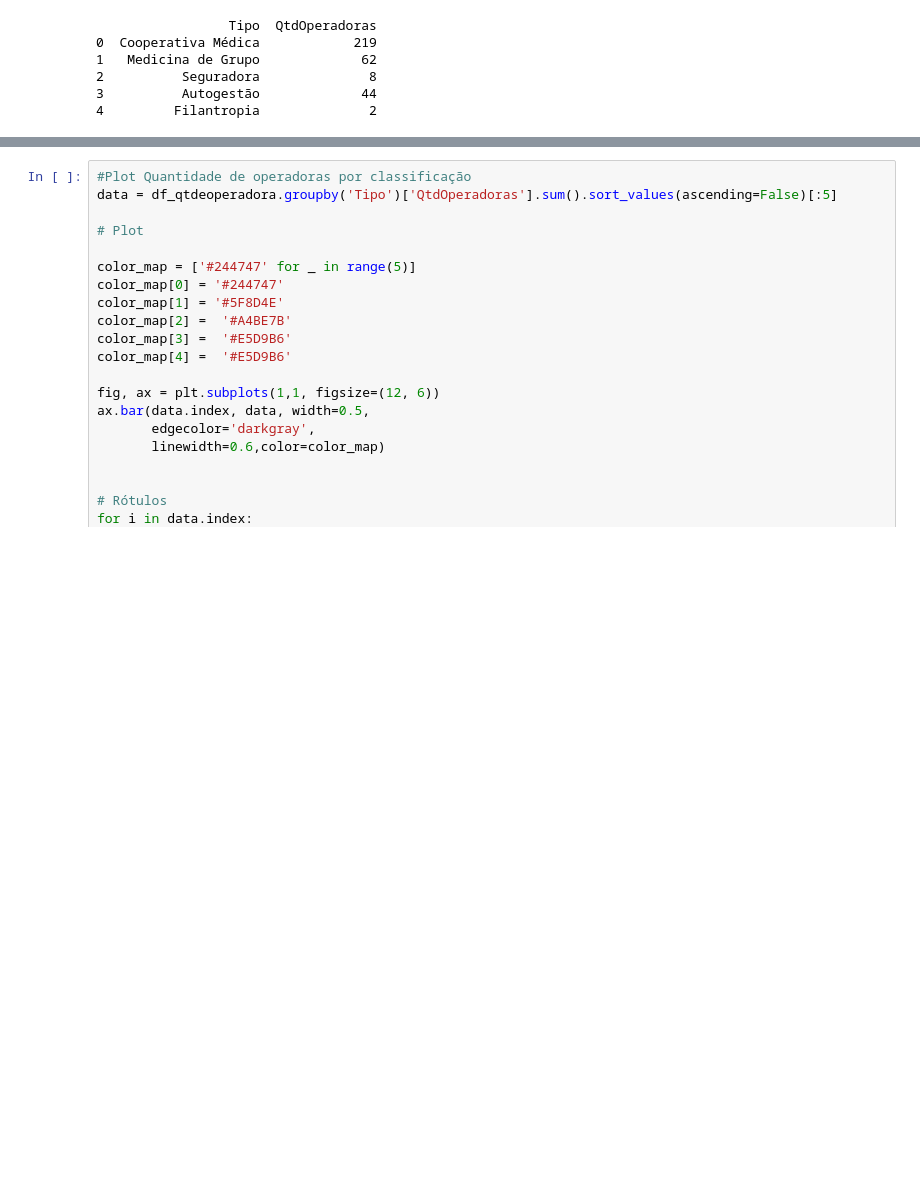
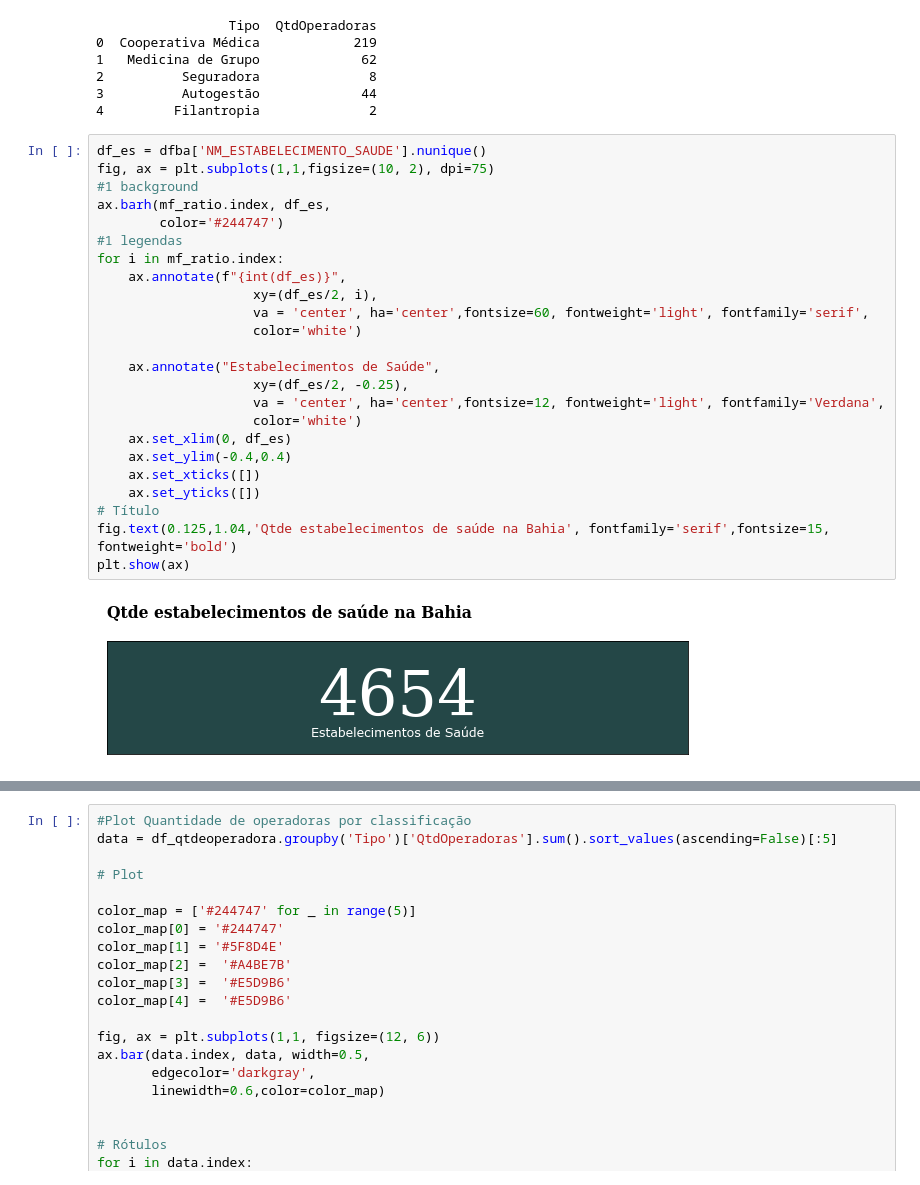
Before and after one commit to douglassodre/prestadoreseplanos, a Jupyter notebook: Prestadores e planos hospitalares.ipynb, the cells around one changed output, grey strips where cells are left out. Saved outputs shown, nothing was run; the diff lists cells and outputs as text; blank space fills up the shorter version.

Commit message:
Adicionado card de quantidade de estabelecimentos de saúde

```diff
--- a/Prestadores e planos hospitalares.ipynb
+++ b/Prestadores e planos hospitalares.ipynb
@@ -139,3 +138,29 @@ print(df_qtdeoperadora)
 2          Seguradora              8
 3          Autogestão             44
 4         Filantropia              2
+# %%
+df_es = dfba['NM_ESTABELECIMENTO_SAUDE'].nunique()
+fig, ax = plt.subplots(1,1,figsize=(10, 2), dpi=75)
+#1 background
+ax.barh(mf_ratio.index, df_es,
+        color='#244747')
+#1 legendas
+for i in mf_ratio.index:
+    ax.annotate(f"{int(df_es)}",
+                    xy=(df_es/2, i),
+                    va = 'center', ha='center',fontsize=60, fontweight='light', fontfamily='serif',
+                    color='white')
+
+    ax.annotate("Estabelecimentos de Saúde",
+                    xy=(df_es/2, -0.25),
+                    va = 'center', ha='center',fontsize=12, fontweight='light', fontfamily='Verdana',
+                    color='white')
+    ax.set_xlim(0, df_es)
+    ax.set_ylim(-0.4,0.4)
+    ax.set_xticks([])
+    ax.set_yticks([])
+# Título
+fig.text(0.125,1.04,'Qtde estabelecimentos de saúde na Bahia', fontfamily='serif',fontsize=15, fontweight='bold')
+plt.show(ax)
+# %% [output]
+[figure, added]
```
Also changed, not shown: parts of 3 cells of this notebook.
